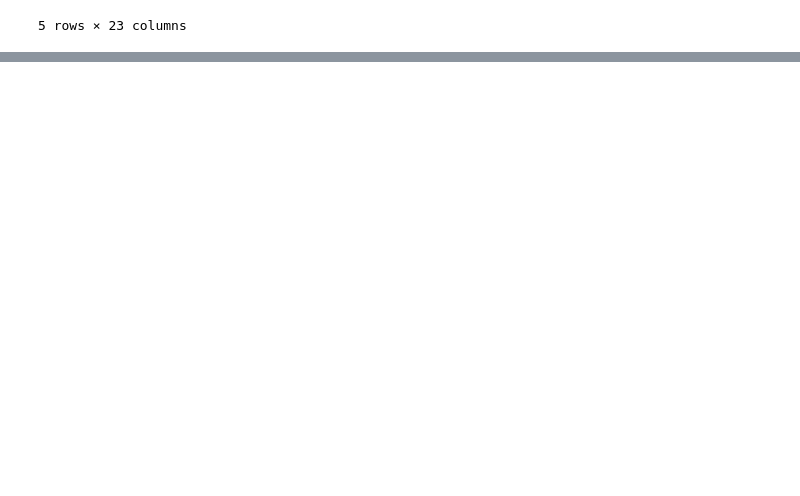
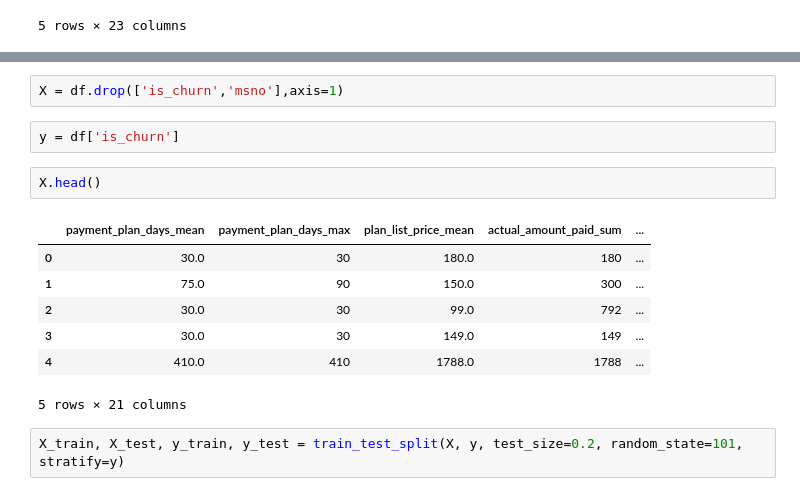
Before and after one commit to Nandita29534/KKBOX_music_app_customer_churn, a Jupyter notebook: EDA.ipynb, the cells around one changed output, grey strips where cells are left out. Saved outputs shown, nothing was run; the diff lists cells and outputs as text; blank space fills up the shorter version.

```diff
--- a/EDA.ipynb
+++ b/EDA.ipynb
@@ -784,0 +842,16 @@ df.head()
+# %%
+X = df.drop(['is_churn','msno'],axis=1)
+# %%
+y = df['is_churn']
+# %%
+X.head()
+# %% [output]
+|  | payment_plan_days_mean | payment_plan_days_max | plan_list_price_mean | actual_amount_paid_sum | ... |
+| 0 | 30.0 | 30 | 180.0 | 180 | ... |
+| 1 | 75.0 | 90 | 150.0 | 300 | ... |
+| 2 | 30.0 | 30 | 99.0 | 792 | ... |
+| 3 | 30.0 | 30 | 149.0 | 149 | ... |
+| 4 | 410.0 | 410 | 1788.0 | 1788 | ... |
+5 rows × 21 columns
+# %%
+X_train, X_test, y_train, y_test = train_test_split(X, y, test_size=0.2, random_state=101, stratify=y)
```
Also changed, not shown: parts of 32 cells of this notebook.
